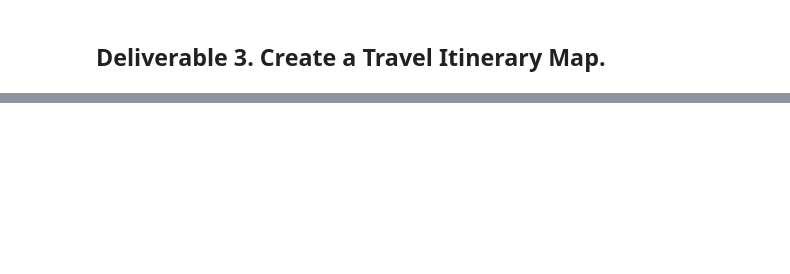
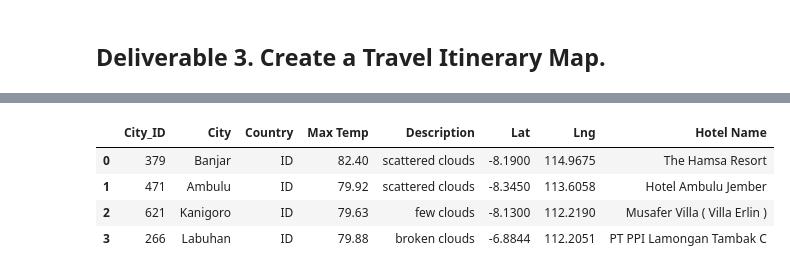
Before and after one commit to skylarblack96/World_Weather_Analysis, a Jupyter notebook: Vacation_Itinerary.ipynb, the cells around one changed output, grey strips where cells are left out. Drawn from its saved outputs; the diff is of its cells as text; code cells hidden in the pictures; blank space fills up the shorter version.

```diff
--- a/Vacation_Itinerary.ipynb
+++ b/Vacation_Itinerary.ipynb
@@ -33,0 +59,10 @@ locations = clean_hotel_df[["Lat", "Lng"]]
+# %%
+# From the map above pick 4 cities and create a vacation itinerary route to travel between the four cities.
+# 5. Create DataFrames for each city by filtering the 'vacation_df' using the loc method.
+
+# Hint: The starting and ending city should be the same city.
+vacation_start = vacation_df.loc[vacation_df["City"] == "Banjar"]
+vacation_end = vacation_df.loc[vacation_df["City"] == "Banjar"]
+vacation_stop1 = vacation_df.loc[vacation_df["City"] == "Ambulu"]
+vacation_stop2 = vacation_df.loc[vacation_df["City"] == "Kanigoro"]
+vacation_stop3 = vacation_df.loc[vacation_df["City"] == "Labuhan"]
@@ -33,0 +88,11 @@ locations = clean_hotel_df[["Lat", "Lng"]]
+# %%
+# 8. To create a marker layer map between the four cities.
+#  Combine the four city DataFrames into one DataFrame using the concat() function.
+itinerary_df = pd.concat([vacation_start, vacation_stop1, vacation_stop2, vacation_stop3],ignore_index=True)
+itinerary_df
+# %% [output]
+|  | City_ID | City | Country | Max Temp | Description | Lat | Lng | Hotel Name |
+| 0 | 379 | Banjar | ID | 82.40 | scattered clouds | -8.1900 | 114.9675 | The Hamsa Resort |
+| 1 | 471 | Ambulu | ID | 79.92 | scattered clouds | -8.3450 | 113.6058 | Hotel Ambulu Jember |
+| 2 | 621 | Kanigoro | ID | 79.63 | few clouds | -8.1300 | 112.2190 | Musafer Villa ( Villa Erlin ) |
+| 3 | 266 | Labuhan | ID | 79.88 | broken clouds | -6.8844 | 112.2051 | PT PPI Lamongan Tambak C |
```
Also changed, not shown: parts of 13 cells of this notebook, 7 other files.
